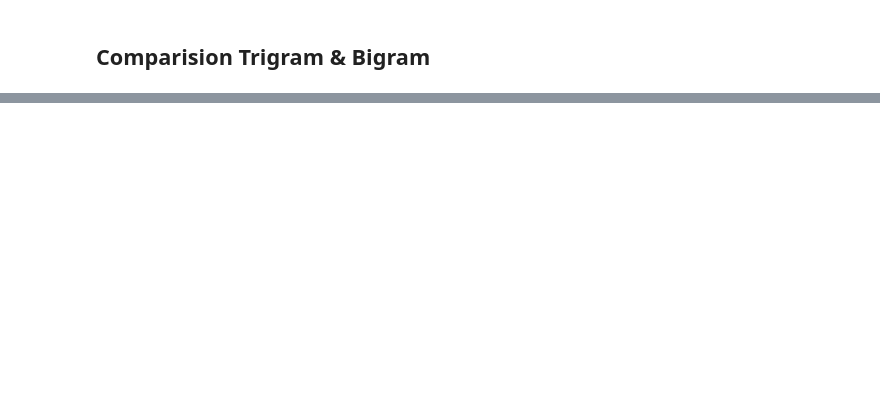
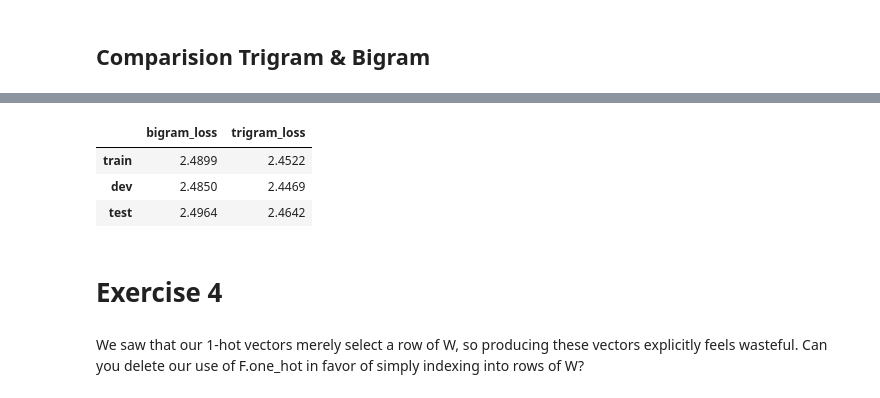
Before and after one commit to yyigitturan/karpathy-zero-to-hero-nn-llm, a Jupyter notebook: 02- bigrams/makemore_part1_bigrams.ipynb, the cells around one changed output, grey strips where cells are left out. Cells and saved outputs as stored; diff of their text form; code cells hidden in the pictures; blank space fills up the shorter version.

```diff
--- a/02- bigrams/makemore_part1_bigrams.ipynb
+++ b/02- bigrams/makemore_part1_bigrams.ipynb
@@ -274,0 +354,8 @@ trigram_model.generate_sample(num_examples=10, itos=itos)
+# %%
+trigram_train_loss = trigram_model(X_train_trigram, Y_train_trigram).item()
+trigram_dev_loss = trigram_model(X_dev_trigram, Y_dev_trigram).item()
+trigram_test_loss = trigram_model(X_test_trigram, Y_test_trigram).item()
+
+print(f"Train loss: {trigram_train_loss:.4f}")
+print(f"Dev loss: {trigram_dev_loss:.4f}")
+print(f"Test loss: {trigram_test_loss:.4f}")
@@ -292,0 +492,11 @@ plt.show()
+# %%
+loss_set_df
+# %% [output]
+|  | bigram_loss | trigram_loss |
+| train | 2.4899 | 2.4522 |
+| dev | 2.4850 | 2.4469 |
+| test | 2.4964 | 2.4642 |
+# %% [markdown]
+# Exercise 4
+# %% [markdown]
+We saw that our 1-hot vectors merely select a row of W, so producing these vectors explicitly feels wasteful. Can you delete our use of F.one_hot in favor of simply indexing into rows of W?
```
Also changed, not shown: parts of 29 cells of this notebook.
